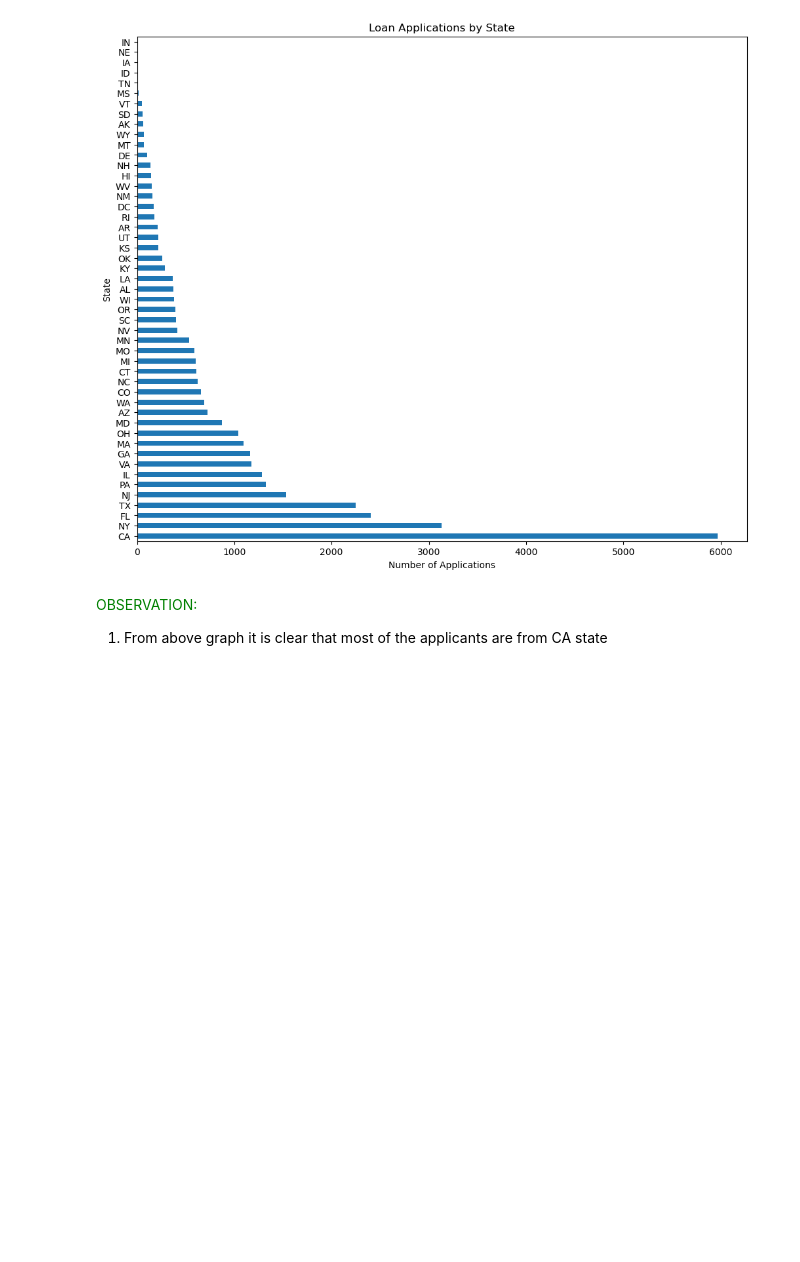
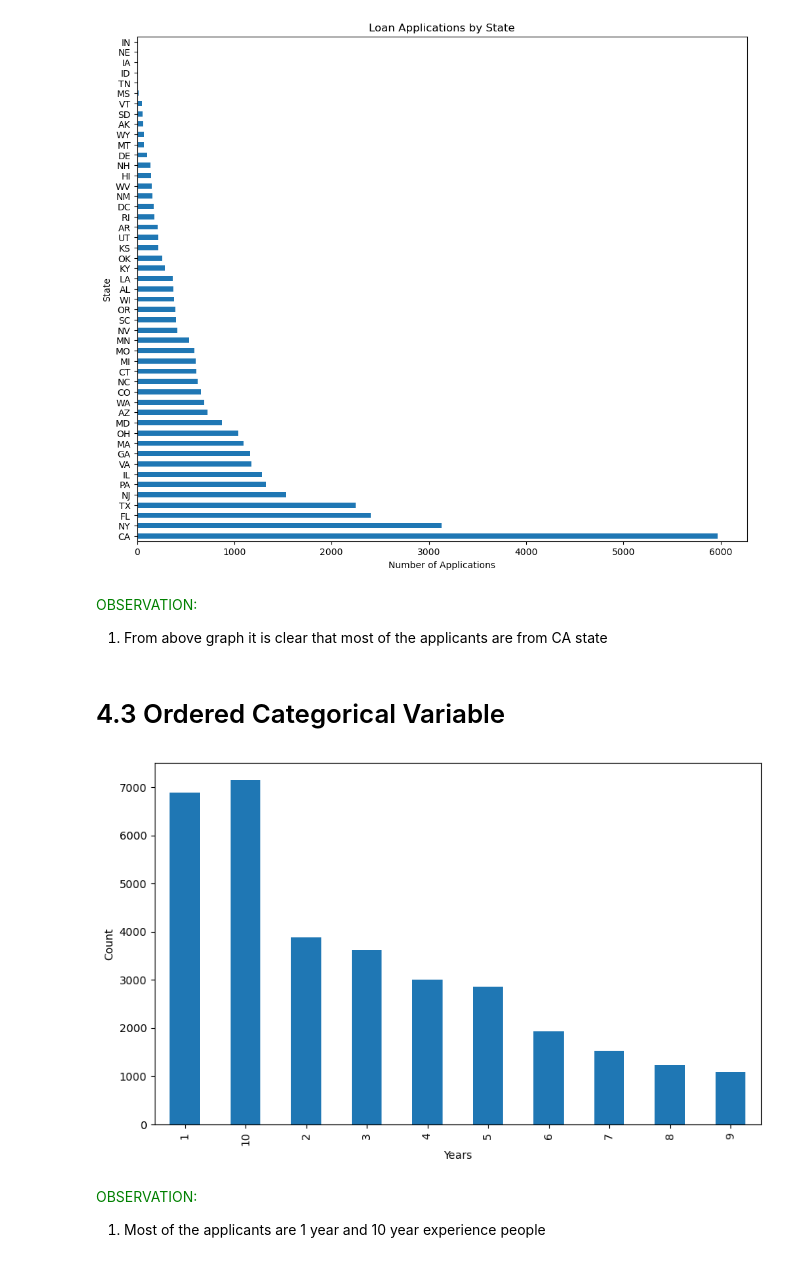
Before and after one commit to sunilkumarrudragada/LendingClubCaseStudy, a Jupyter notebook: sunil_kumar.ipynb, the cells around one changed output. Saved outputs shown, nothing was run; the diff lists cells and outputs as text; code cells hidden in the pictures; blank space fills up the shorter version.

Commit message:
ordered Categorical Variable

```diff
--- a/sunil_kumar.ipynb
+++ b/sunil_kumar.ipynb
@@ -841,3 +832,16 @@ plt.show()
 <span style="color:green">OBSERVATION: </br>
 1. From above graph it is clear that most of the applicants are from CA state
 </span>
+# %% [markdown]
+# 4.3 Ordered Categorical Variable
+# %%
+df['emp_length'].value_counts().sort_index().plot(kind='bar', figsize=(10, 6))
+plt.ylabel("Count")
+plt.xlabel("Years")
+plt.show()
+# %% [output]
+[figure, added]
+# %% [markdown]
+<span style="color:green">OBSERVATION: </br>
+1. Most of the applicants are 1 year and 10 year experience people
+</span>
```
Also changed, not shown: parts of 5 cells of this notebook.
